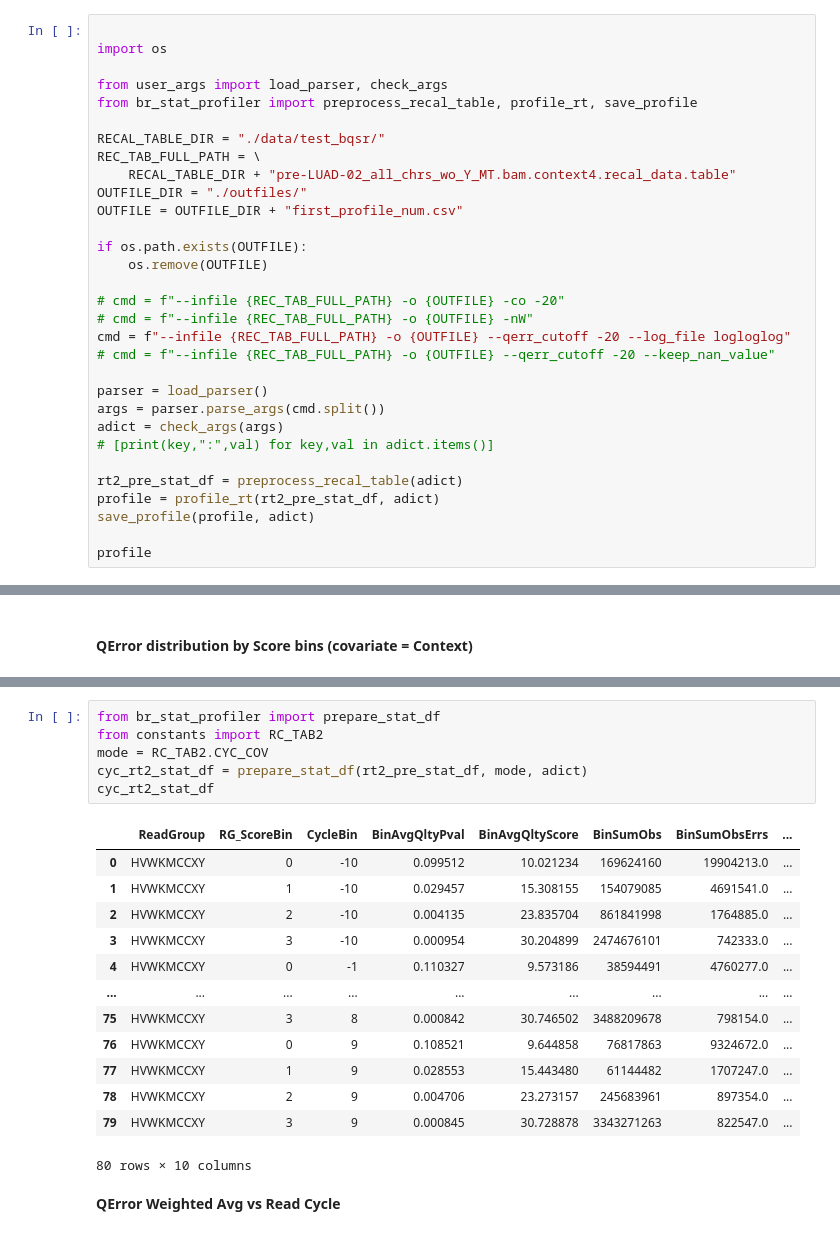
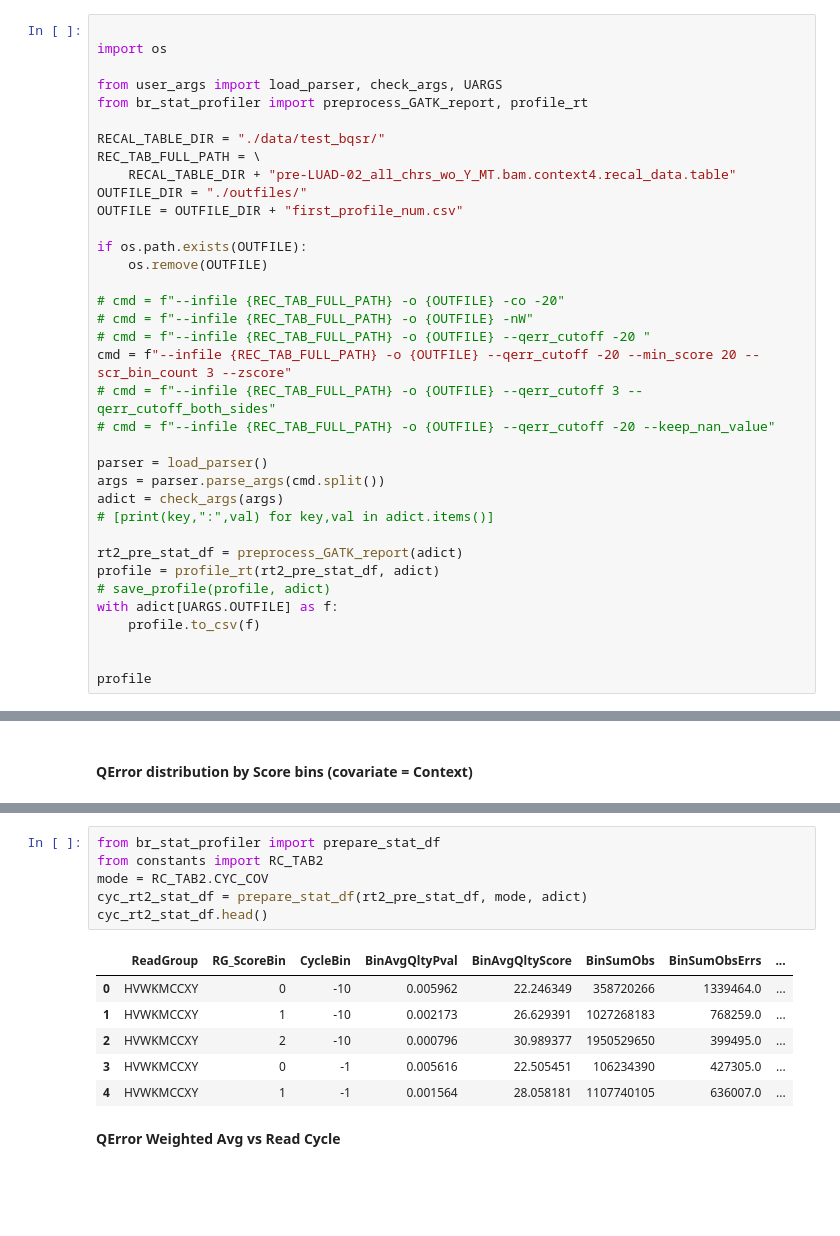
Before and after one commit to idoc-bioinfo/br_stat_profiler, a Jupyter notebook: test_br_stat_profiler.ipynb, the cells around one changed output, grey strips where cells are left out. Saved outputs shown, nothing was run; the diff lists cells and outputs as text; blank space fills up the shorter version.

```diff
--- a/test_br_stat_profiler.ipynb
+++ b/test_br_stat_profiler.ipynb
@@ -45,8 +28,8 @@ Setting: qerr_cutoff  is turned off, 2 wobble_positions
 
 import os
 
-from user_args import load_parser, check_args
-from br_stat_profiler import preprocess_recal_table, profile_rt, save_profile
+from user_args import load_parser, check_args, UARGS
+from br_stat_profiler import preprocess_GATK_report, profile_rt
 
 RECAL_TABLE_DIR = "./data/test_bqsr/"
 REC_TAB_FULL_PATH = \
@@ -59,7 +42,9 @@ if os.path.exists(OUTFILE):
 
 # cmd = f"--infile {REC_TAB_FULL_PATH} -o {OUTFILE} -co -20"
 # cmd = f"--infile {REC_TAB_FULL_PATH} -o {OUTFILE} -nW"
-cmd = f"--infile {REC_TAB_FULL_PATH} -o {OUTFILE} --qerr_cutoff -20 --log_file logloglog"
+# cmd = f"--infile {REC_TAB_FULL_PATH} -o {OUTFILE} --qerr_cutoff -20 "
+cmd = f"--infile {REC_TAB_FULL_PATH} -o {OUTFILE} --qerr_cutoff -20 --min_score 20 --scr_bin_count 3 --zscore"
+# cmd = f"--infile {REC_TAB_FULL_PATH} -o {OUTFILE} --qerr_cutoff 3 --qerr_cutoff_both_sides"
 # cmd = f"--infile {REC_TAB_FULL_PATH} -o {OUTFILE} --qerr_cutoff -20 --keep_nan_value"
 
 parser = load_parser()
@@ -67,9 +52,12 @@ args = parser.parse_args(cmd.split())
 adict = check_args(args)
 # [print(key,":",val) for key,val in adict.items()]
 
-rt2_pre_stat_df = preprocess_recal_table(adict)
+rt2_pre_stat_df = preprocess_GATK_report(adict)
 profile = profile_rt(rt2_pre_stat_df, adict)
-save_profile(profile, adict)
+# save_profile(profile, adict)
+with adict[UARGS.OUTFILE] as f:
+    profile.to_csv(f)
+
 
 profile
 # %% [output]
@@ -278,23 +283,16 @@ plt.show()
 # %%
 from br_stat_profiler import prepare_stat_df
 from constants import RC_TAB2
 mode = RC_TAB2.CYC_COV
 cyc_rt2_stat_df = prepare_stat_df(rt2_pre_stat_df, mode, adict)
-cyc_rt2_stat_df
+cyc_rt2_stat_df.head()
 # %% [output]
 |  | ReadGroup | RG_ScoreBin | CycleBin | BinAvgQltyPval | BinAvgQltyScore | BinSumObs | BinSumObsErrs | ... |
-| 0 | HVWKMCCXY | 0 | -10 | 0.099512 | 10.021234 | 169624160 | 19904213.0 | ... |
-| 1 | HVWKMCCXY | 1 | -10 | 0.029457 | 15.308155 | 154079085 | 4691541.0 | ... |
-| 2 | HVWKMCCXY | 2 | -10 | 0.004135 | 23.835704 | 861841998 | 1764885.0 | ... |
-| 3 | HVWKMCCXY | 3 | -10 | 0.000954 | 30.204899 | 2474676101 | 742333.0 | ... |
-| 4 | HVWKMCCXY | 0 | -1 | 0.110327 | 9.573186 | 38594491 | 4760277.0 | ... |
-| ... | ... | ... | ... | ... | ... | ... | ... | ... |
-| 75 | HVWKMCCXY | 3 | 8 | 0.000842 | 30.746502 | 3488209678 | 798154.0 | ... |
-| 76 | HVWKMCCXY | 0 | 9 | 0.108521 | 9.644858 | 76817863 | 9324672.0 | ... |
-| 77 | HVWKMCCXY | 1 | 9 | 0.028553 | 15.443480 | 61144482 | 1707247.0 | ... |
-| 78 | HVWKMCCXY | 2 | 9 | 0.004706 | 23.273157 | 245683961 | 897354.0 | ... |
-| 79 | HVWKMCCXY | 3 | 9 | 0.000845 | 30.728878 | 3343271263 | 822547.0 | ... |
+| 0 | HVWKMCCXY | 0 | -10 | 0.005962 | 22.246349 | 358720266 | 1339464.0 | ... |
+| 1 | HVWKMCCXY | 1 | -10 | 0.002173 | 26.629391 | 1027268183 | 768259.0 | ... |
+| 2 | HVWKMCCXY | 2 | -10 | 0.000796 | 30.989377 | 1950529650 | 399495.0 | ... |
+| 3 | HVWKMCCXY | 0 | -1 | 0.005616 | 22.505451 | 106234390 | 427305.0 | ... |
+| 4 | HVWKMCCXY | 1 | -1 | 0.001564 | 28.058181 | 1107740105 | 636007.0 | ... |
-80 rows × 10 columns
 # %% [markdown]
 **QError Weighted Avg vs Read Cycle**
 # %%
```
Also changed, not shown: parts of 9 cells of this notebook, 6 other files.
